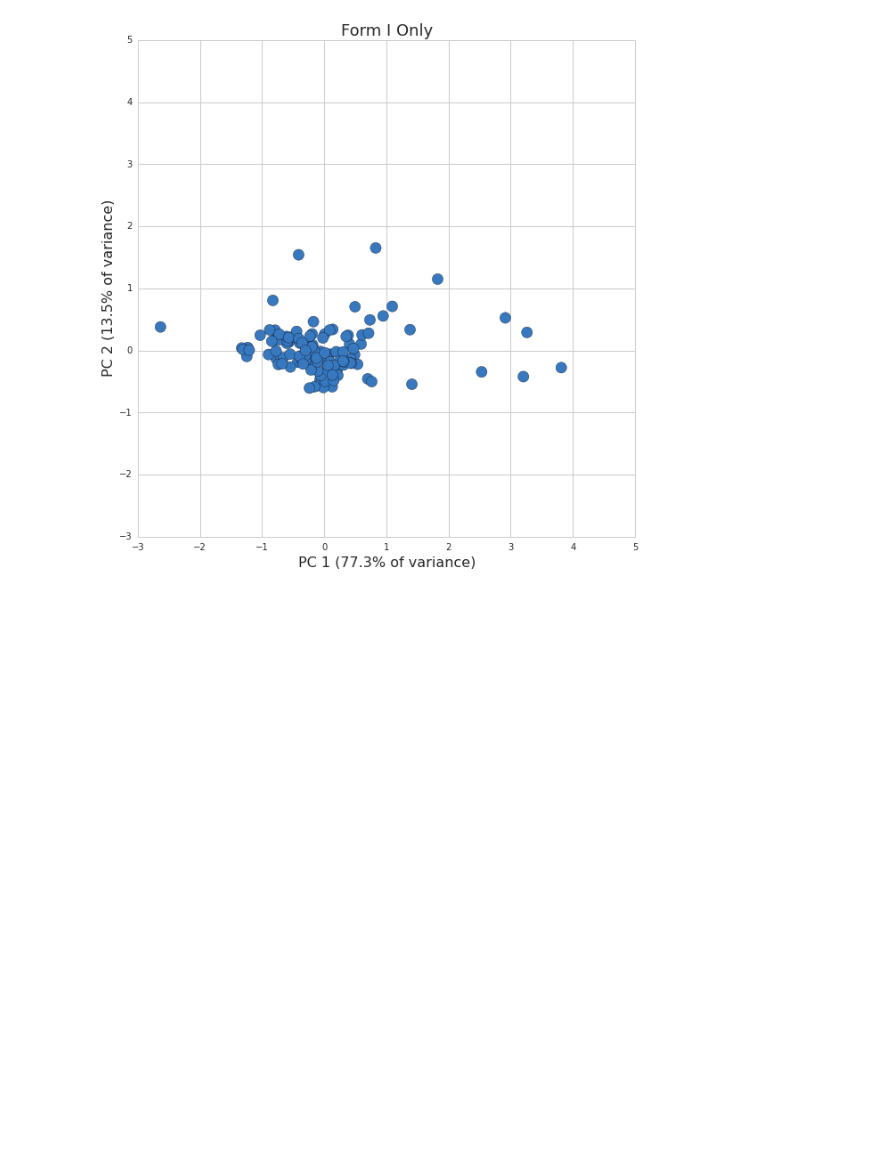
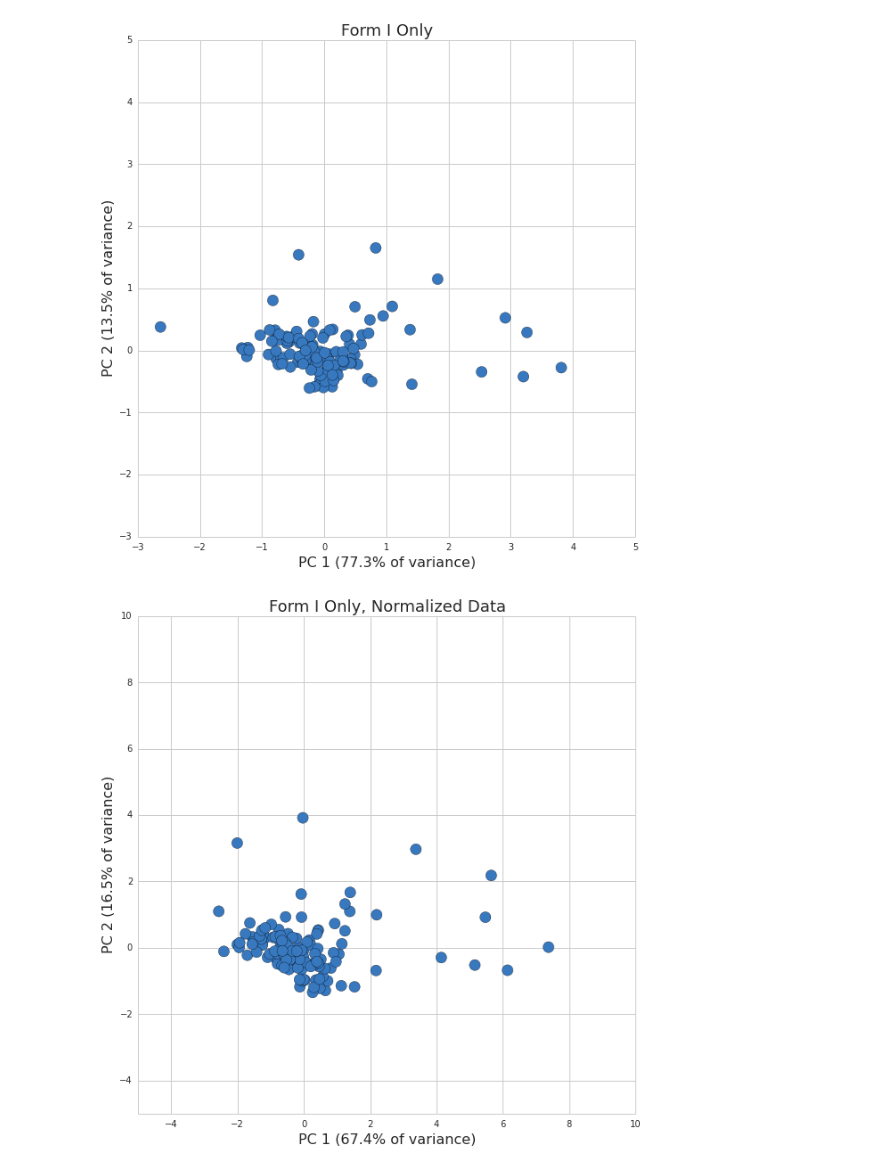
Before and after one commit to flamholz/rubisco, a Jupyter notebook: notebooks/Figure SX PCA.ipynb, the cells around one changed output. Drawn from its saved outputs; the diff is of its cells as text; code cells hidden in the pictures; blank space fills up the shorter version.

```diff
--- a/notebooks/Figure SX PCA.ipynb
+++ b/notebooks/Figure SX PCA.ipynb
@@ -151,6 +153,8 @@ Kc_Ko_vals = Kc_vals / F1s.Ko.values
 # Careful here: input data should have samples along rows, features along cols.
 data = np.vstack([vC_vals, Kc_vals, S_vals, Kc_Ko_vals]).T
 log_data = np.log(data)
+scaler = StandardScaler()
+normed_log_data = scaler.fit_transform(log_data)
 
 pca = PCA(n_components=2)
 fitted = pca.fit(log_data)
@@ -165,6 +169,10 @@ print 'PC1 %.2g *log(vC) + %.2g *log(KC) + %.2g *log(S) + %.2g *log(KC/KO)' % co
 
 complist = tuple(fitted.components_[1].tolist())
 print 'PC2 %.2g *log(vC) + %.2g *log(KC) + %.2g *log(S) + %.2g *log(KC/KO)' % complist
+
+pca_normed = PCA()
+fitted_normed = pca_normed.fit(normed_log_data)
+fitted_normed.components_[0]
 # %% [output]
 $1^{st}$ PC explains 77.3% of variance
 $2^{nd}$ PC explains 13.5% of variance
@@ -189,3 +199,24 @@ plt.ylim(-3, 5)
 plt.show()
 # %% [output]
 [figure]
+# %%
+# Plot PCA of normalized data for FI RuBisCOs
+fig = plt.figure(figsize=(10,10))
+colors = seaborn.color_palette()
+seaborn.set_style('whitegrid')
+
+pcts = 100*fitted_normed.explained_variance_ratio_
+transformed_normed = fitted_normed.transform(normed_log_data)
+
+plt.scatter(transformed_normed[:, 0], transformed_normed[:, 1], s=150, c=named_colors[0])
+
+plt.xlabel('PC 1 (%.1f%% of variance)' % pcts[0], fontsize=16)
+plt.ylabel('PC 2 (%.1f%% of variance)' % pcts[1], fontsize=16)
+
+plt.xlim(-5, 10)
+plt.ylim(-5, 10)
+
+plt.title('Form I Only, Normalized Data', fontsize=18)
+plt.show()
+# %% [output]
+[figure, added]
```
Also changed, not shown: parts of 3 cells of this notebook.
